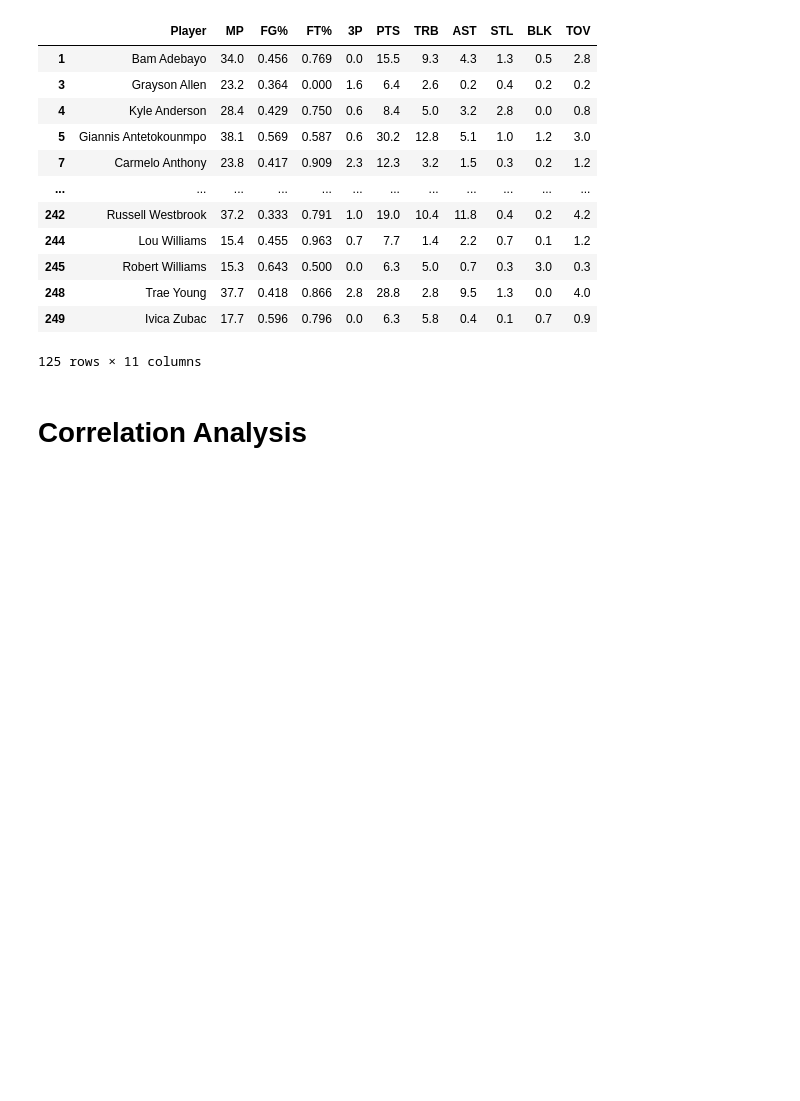
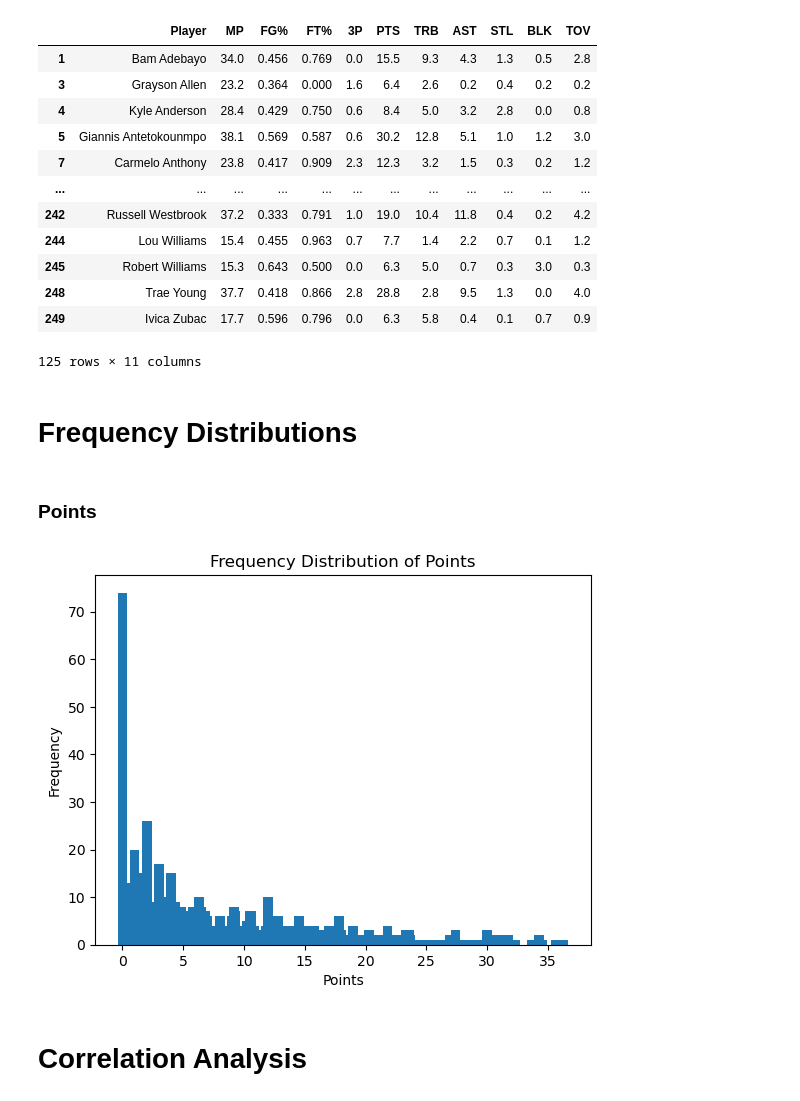
Before and after one commit to vchen-98/fantasy_bball, a Jupyter notebook: working_notebook.ipynb, the cells around one changed output. Drawn from its saved outputs; the diff is of its cells as text; code cells hidden in the pictures; blank space fills up the shorter version.

Commit message:
continued work on frequency distributions

```diff
--- a/working_notebook.ipynb
+++ b/working_notebook.ipynb
@@ -279,3 +279,5 @@ cleaned_2021
 | 248 | Trae Young | 37.7 | 0.418 | 0.866 | 2.8 | 28.8 | 2.8 | 9.5 | 1.3 | 0.0 | 4.0 |
 | 249 | Ivica Zubac | 17.7 | 0.596 | 0.796 | 0.0 | 6.3 | 5.8 | 0.4 | 0.1 | 0.7 | 0.9 |
 125 rows × 11 columns
+# %% [markdown]
+# Frequency Distributions
@@ -282,3 +287,15 @@ cleaned_2021
+# %% [markdown]
+### Points
+# %%
+points_freq = df['PTS'].value_counts().sort_index()
+# %%
+plt.bar(points_freq.index, points_freq.values)
+plt.xlabel('Points')
+plt.ylabel('Frequency')
+plt.title('Frequency Distribution of Points')
+plt.show()
+# %% [output]
+[figure, added]
 # %% [markdown]
 # Correlation Analysis
 # %% [markdown]
```
Also changed, not shown: parts of 1 cell of this notebook, 4 other files.
